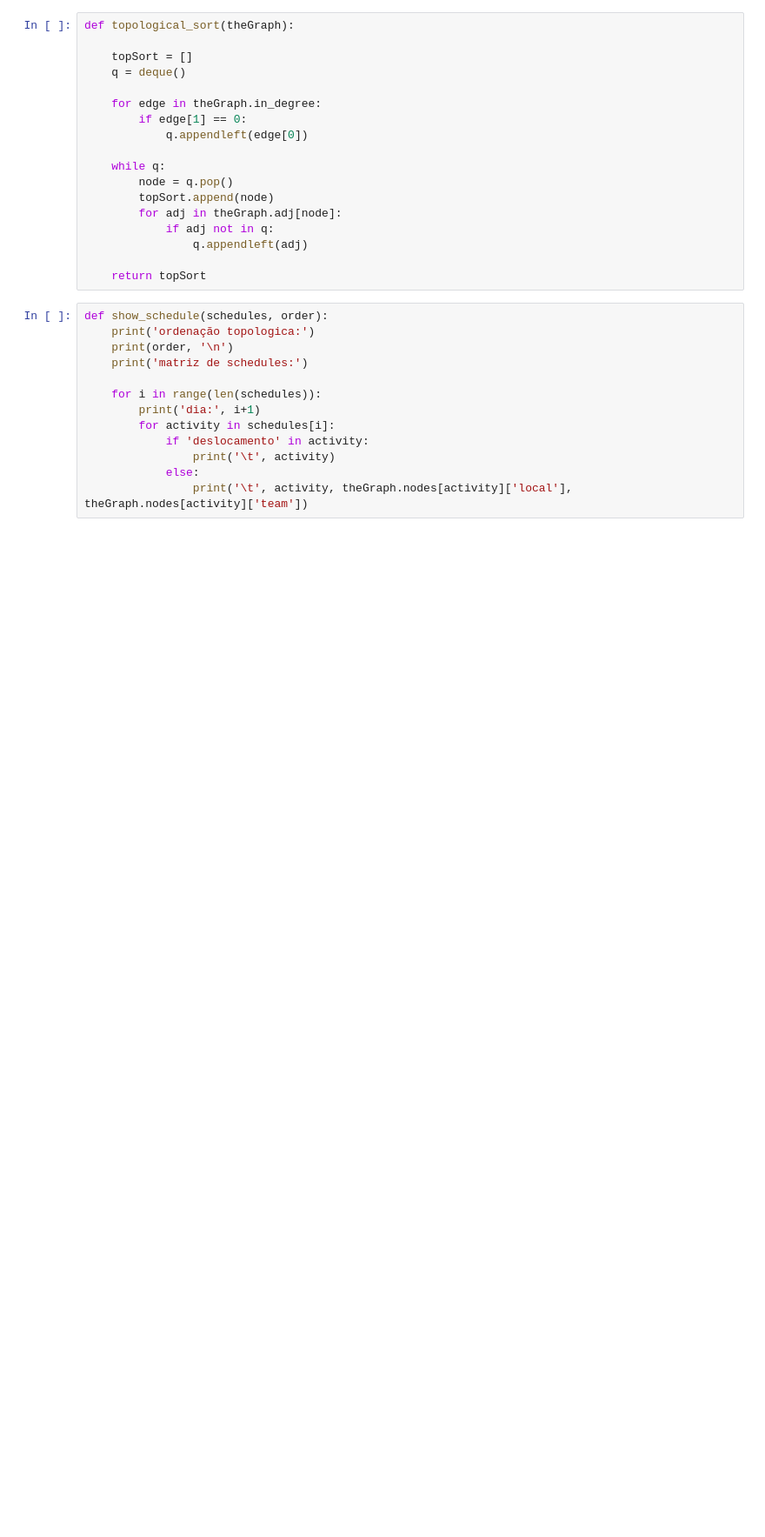
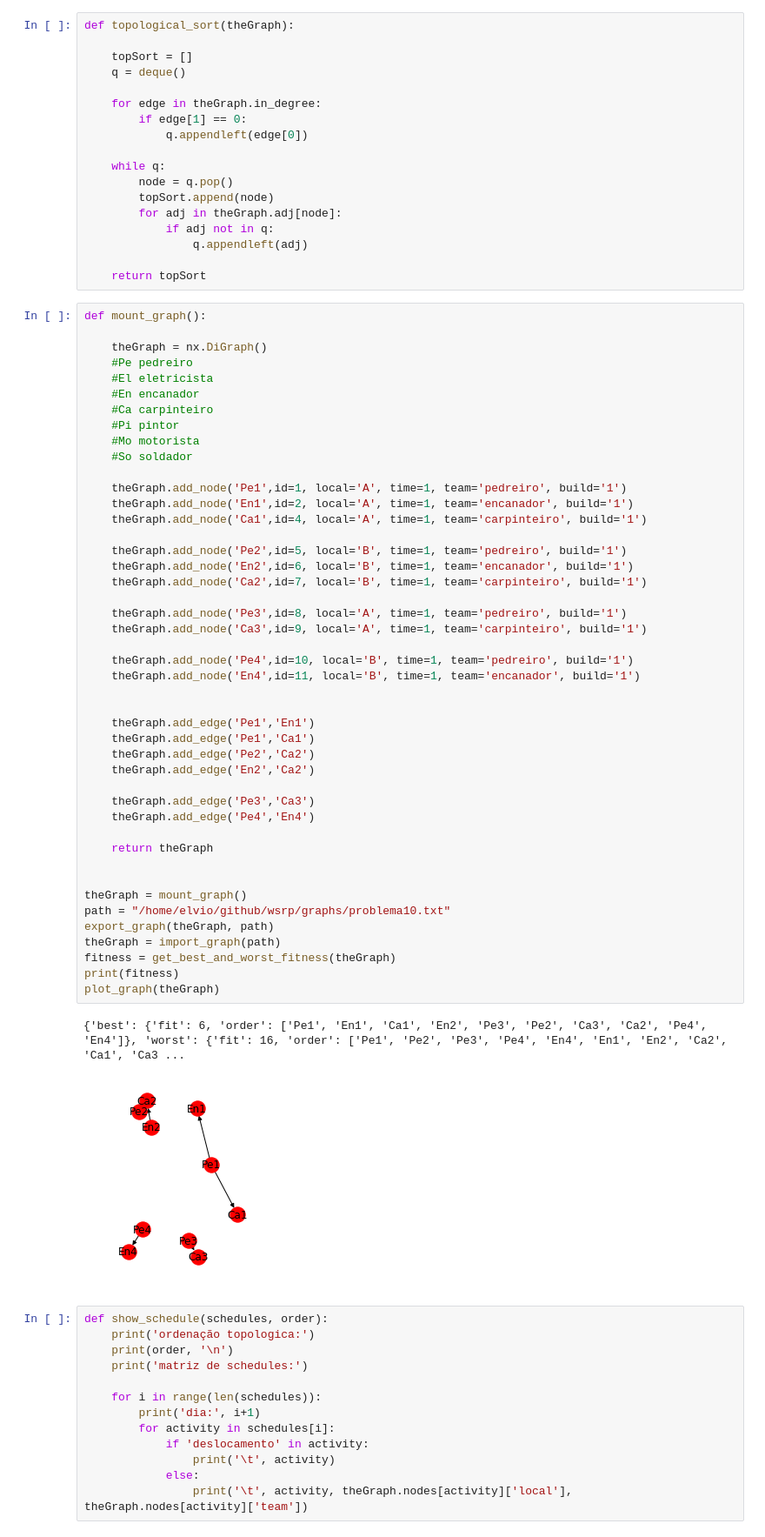
Before and after one commit to elviobg/wsrp, a Jupyter notebook: wsrp.ipynb, the cells around one changed output. Shown at 87% size. Drawn from its saved outputs; the diff is of its cells as text; blank space fills up the shorter version.

```diff
--- a/wsrp.ipynb
+++ b/wsrp.ipynb
@@ -161,6 +112,54 @@ def topological_sort(theGraph):
                 q.appendleft(adj)
 
     return topSort
+# %%
+def mount_graph():
+
+    theGraph = nx.DiGraph()
+    #Pe pedreiro
+    #El eletricista
+    #En encanador
+    #Ca carpinteiro
+    #Pi pintor
+    #Mo motorista
+    #So soldador
+
+    theGraph.add_node('Pe1',id=1, local='A', time=1, team='pedreiro', build='1')
+    theGraph.add_node('En1',id=2, local='A', time=1, team='encanador', build='1')
+    theGraph.add_node('Ca1',id=4, local='A', time=1, team='carpinteiro', build='1')
+
+    theGraph.add_node('Pe2',id=5, local='B', time=1, team='pedreiro', build='1')
+    theGraph.add_node('En2',id=6, local='B', time=1, team='encanador', build='1')
+    theGraph.add_node('Ca2',id=7, local='B', time=1, team='carpinteiro', build='1')
+
+    theGraph.add_node('Pe3',id=8, local='A', time=1, team='pedreiro', build='1')
+    theGraph.add_node('Ca3',id=9, local='A', time=1, team='carpinteiro', build='1')
+
+    theGraph.add_node('Pe4',id=10, local='B', time=1, team='pedreiro', build='1')
+    theGraph.add_node('En4',id=11, local='B', time=1, team='encanador', build='1')
+
+
+    theGraph.add_edge('Pe1','En1')
+    theGraph.add_edge('Pe1','Ca1')
+    theGraph.add_edge('Pe2','Ca2')
+    theGraph.add_edge('En2','Ca2')
+
+    theGraph.add_edge('Pe3','Ca3')
+    theGraph.add_edge('Pe4','En4')
+
+    return theGraph
+
+
+theGraph = mount_graph()
+path = "/home/elvio/github/wsrp/graphs/problema10.txt"
+export_graph(theGraph, path)
+theGraph = import_graph(path)
+fitness = get_best_and_worst_fitness(theGraph)
+print(fitness)
+plot_graph(theGraph)
+# %% [output]
+{'best': {'fit': 6, 'order': ['Pe1', 'En1', 'Ca1', 'En2', 'Pe3', 'Pe2', 'Ca3', 'Ca2', 'Pe4', 'En4']}, 'worst': {'fit': 16, 'order': ['Pe1', 'Pe2', 'Pe3', 'Pe4', 'En4', 'En1', 'En2', 'Ca2', 'Ca1', 'Ca3 ...
+[figure, added]
 # %%
 def show_schedule(schedules, order):
     print('ordenação topologica:')
```
Also changed, not shown: parts of 7 cells of this notebook, 18 other files.
